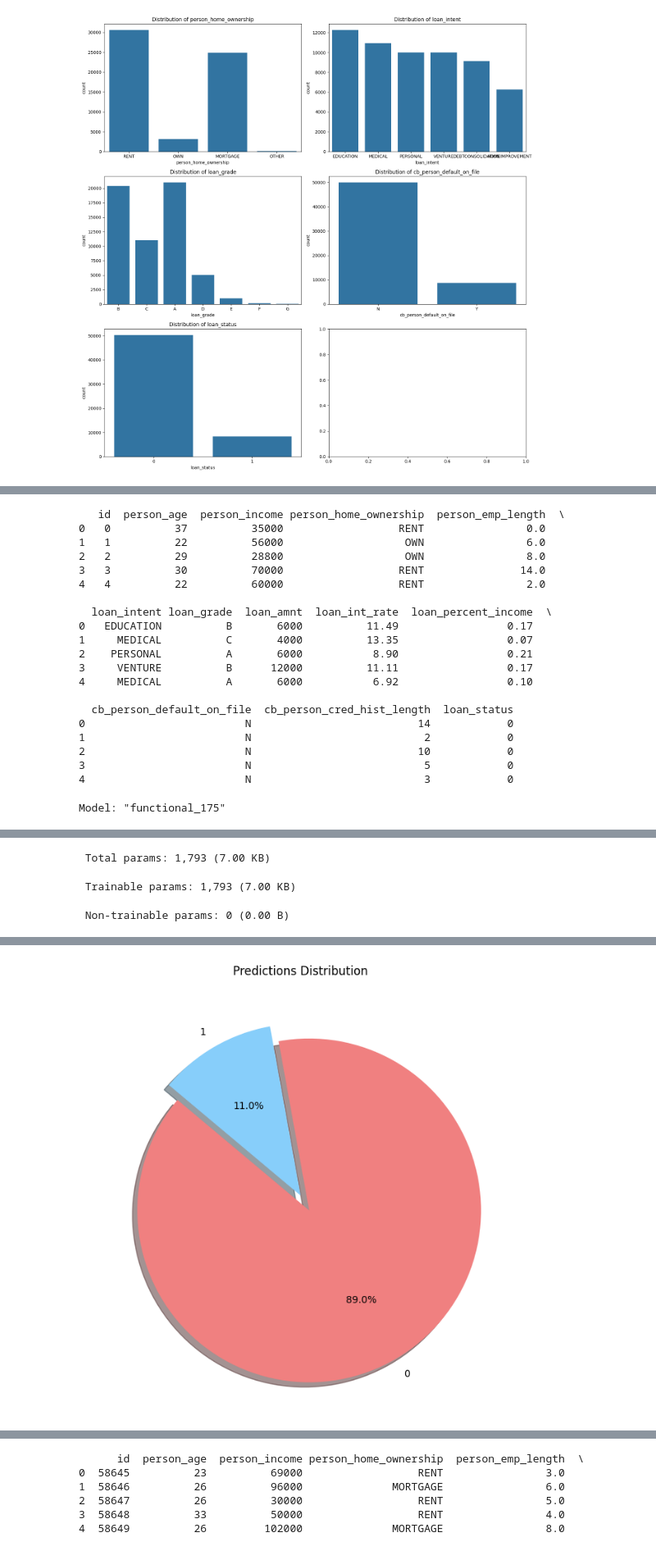
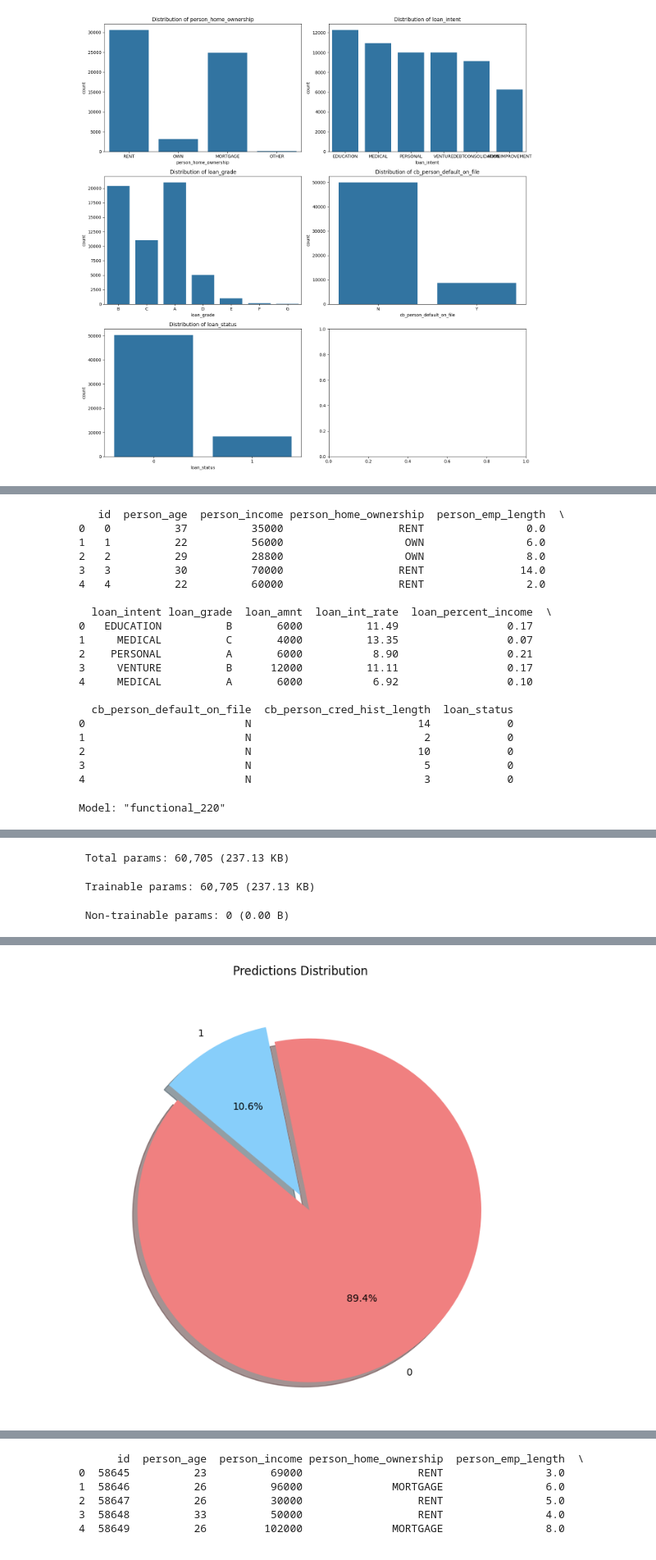
Before and after one commit to Dxuian/ml, a Jupyter notebook: resume/a.ipynb, the cells around one changed output, grey strips where cells are left out. Shown at 82% size. Drawn from its saved outputs; the diff is of its cells as text; code cells hidden in the pictures.

```diff
--- a/resume/a.ipynb
+++ b/resume/a.ipynb
@@ -293,7 +378,7 @@ from sklearn.metrics import r2_score, roc_auc_score, confusion_matrix
 from sklearn.model_selection import train_test_split
 
 class AutoencoderModel:
-    def __init__(self, input_dim, encoding_dim=64):
+    def __init__(self, input_dim, encoding_dim=256):
         self.input_dim = input_dim
         self.encoding_dim = encoding_dim
         self.autoencoder = self.build_model()
@@ -302,9 +387,15 @@ class AutoencoderModel:
         # Encoder
         input_layer = Input(shape=(self.input_dim,))
         encoded = Dense(self.encoding_dim, activation='relu')(input_layer)
+        encoded = Dense(self.encoding_dim // 2, activation='relu')(encoded)
+        encoded = Dense(self.encoding_dim // 4, activation='relu')(encoded)
+        encoded = Dense(self.encoding_dim // 8, activation='relu')(encoded)
 
         # Decoder
-        decoded = Dense(1, activation='sigmoid')(encoded)
+        decoded = Dense(self.encoding_dim // 8, activation='relu')(encoded)
+        decoded = Dense(self.encoding_dim // 4, activation='relu')(encoded)
+        decoded = Dense(self.encoding_dim // 2, activation='relu')(decoded)
+        decoded = Dense(1, activation='sigmoid')(decoded)
 
         # Autoencoder
         autoencoder = Model(input_layer, decoded)
@@ -314,24 +405,27 @@ class AutoencoderModel:
 
         return autoencoder
 
-    def train(self, X_train, y_train, epochs=50, batch_size=32, validation_split=0.3):
+    def train(self, X_train, y_train, epochs=5, batch_size=32, validation_split=0.2):
         self.autoencoder.fit(X_train, y_train, epochs=epochs, batch_size=batch_size, validation_split=validation_split)
 
     def predict(self, X_test):
         return self.autoencoder.predict(X_test)
 
     def summary(self):
-        self.autoencoder.summary()
+        self.autoencoder.summary()# Load the train.csv file
+
 
 # Load the train.csv file
 train = pd.read_csv('train.csv')
 print(train.head())
 
+# Assuming X_train, y_train, X_test, y_test, and ids_test are defined elsewhere in the code
 # Initialize and train the autoencoder model
 input_dim = X_train.shape[1]
 autoencoder_model = AutoencoderModel(input_dim)
 autoencoder_model.summary()
 autoencoder_model.train(X_train, y_train)
+autoencoder_model.train(X_test, y_test)
 
 # Predict the values using the autoencoder
 y_pred = autoencoder_model.predict(X_test)
@@ -350,7 +444,7 @@ if len(ids_test) == len(y_pred_binary):
 
     # Print the DataFrame
     # print(predictions_df)
-
+    autoencoder_model.train(X_test, y_test)
     # Count the number of predictions greater than 0.5 and less than or equal to 0.5
     count_greater_than_0_5 = (y_pred_binary > 0.5).sum()
     count_less_than_or_equal_0_5 = (y_pred_binary <= 0.5).sum()
@@ -371,7 +465,7 @@ if len(ids_test) == len(y_pred_binary):
     plt.show()
 
     # Save the predictions to CSV with (id, prediction)
-    predictions_df.to_csv('automid.csv', index=False)
+    predictions_df.to_csv('autobig.csv', index=False)
 
     # Calculate R² score
     r2 = r2_score(y_test, y_pred_binary)
@@ -387,6 +481,57 @@ if len(ids_test) == len(y_pred_binary):
     print(cm)
 else:
     print("Error: Lengths of ids_test and y_pred_binary do not match.")
+
+# Load the test.csv file
+test = pd.read_csv('test.csv')
+print(test.head())
+
+# Define the features (assuming features is already defined)
+features = ['person_age', 'person_income', 'person_home_ownership', 'person_emp_length',
+            'loan_intent', 'loan_grade', 'loan_amnt', 'loan_int_rate', 'loan_percent_income',
+            'cb_person_default_on_file', 'cb_person_cred_hist_length']
+
+# Extract IDs and features
+ids = test['id']  # Assuming 'id' is the column name for IDs in the test.csv file
+X = test[features]
+
+# Preprocess the data
+X = preprocessor.transform(X)
+
+# Predict the values using autoencoder_model
+y_pred = autoencoder_model.predict(X)
+
+# Apply threshold of 0.5 to get binary predictions
+y_pred = (y_pred > 0.5).astype(int)
+print(y_pred.shape, y_pred.flatten().shape)
+
+# Combine IDs and predictions into a DataFrame
+predictions_df = pd.DataFrame({'id': ids, 'prediction': y_pred.flatten()})
+
+# Print the DataFrame
+print(predictions_df)
+
+# Count the number of predictions greater than 0.5 and less than or equal to 0.5
+count_greater_than_0_5 = (y_pred > 0.5).sum()
+count_less_than_or_equal_0_5 = (y_pred <= 0.5).sum()
+
+# Print the counts
+print(f'Number of predictions greater than 0.5: {count_greater_than_0_5}')
+print(f'Number of predictions less than or equal to 0.5: {count_less_than_or_equal_0_5}')
+
+# Plot a pie chart showing the percentages
+labels = ['0', '1']
+sizes = [count_less_than_or_equal_0_5, count_greater_than_0_5]
+colors = ['lightcoral', 'lightskyblue']
+explode = (0.1, 0)  # explode the first slice
+
+plt.figure(figsize=(8, 8))
+plt.pie(sizes, explode=explode, labels=labels, colors=colors, autopct='%1.1f%%', shadow=True, startangle=140)
+plt.title('Predictions Distribution')
+plt.show()
+
+# Save the predictions to CSV with (id, prediction)
+predictions_df.to_csv('autobig.csv', index=False)
 # %% [output]
    id  person_age  person_income person_home_ownership  person_emp_length  \
 0   0          37          35000                  RENT                0.0
@@ -408,7 +553,7 @@ else:
 2                         N                          10            0
 3                         N                           5            0
 4                         N                           3            0
-Model: "functional_175"
+Model: "functional_220"
 ┏━━━━━━━━━━━━━━━━━━━━━━━━━━━━━━━━━┳━━━━━━━━━━━━━━━━━━━━━━━━┳━━━━━━━━━━━━━━━┓
 ┃ Layer (type)                    ┃ Output Shape           ┃       Param # ┃
 ┡━━━━━━━━━━━━━━━━━━━━━━━━━━━━━━━━━╇━━━━━━━━━━━━━━━━━━━━━━━━╇━━━━━━━━━━━━━━━┩
@@ -420,4 +575,4 @@ Model: "functional_175"
 └─────────────────────────────────┴────────────────────────┴───────────────┘
- Total params: 1,793 (7.00 KB)
+ Total params: 60,705 (237.13 KB)
- Trainable params: 1,793 (7.00 KB)
+ Trainable params: 60,705 (237.13 KB)
  Non-trainable params: 0 (0.00 B)
@@ -441 +596 @@ Length of y_pred_binary: 11729
-[figure, old version]
+[figure, new version]
```
Also changed, not shown: parts of 16 cells of this notebook, 3 other files.
